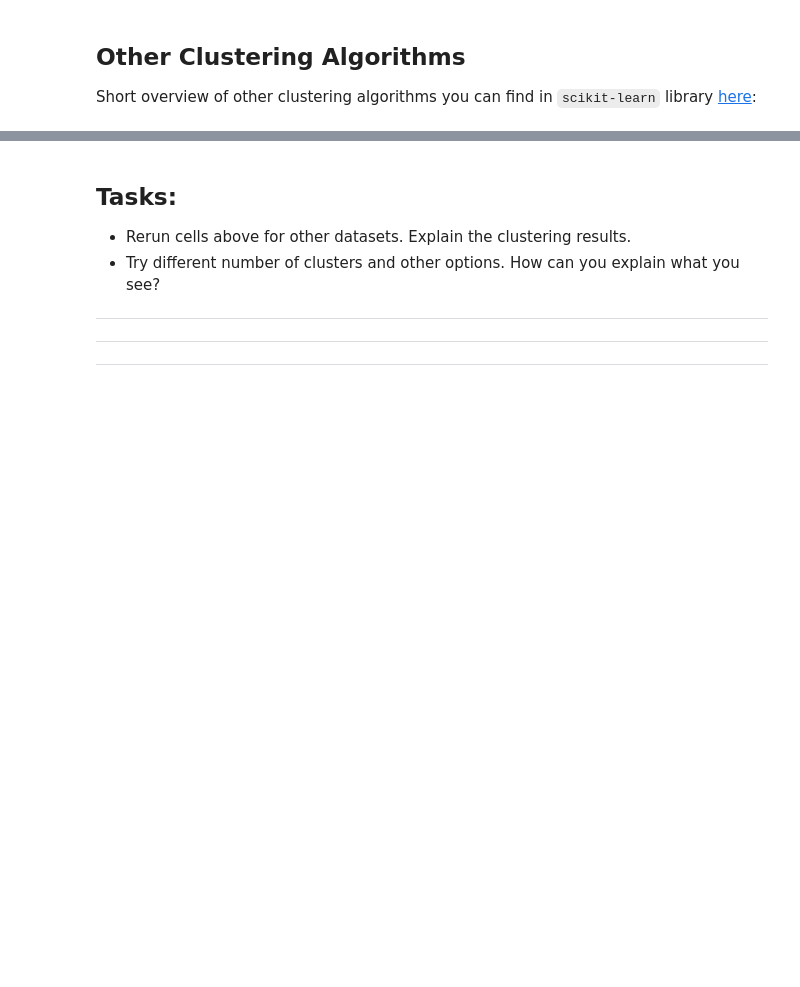
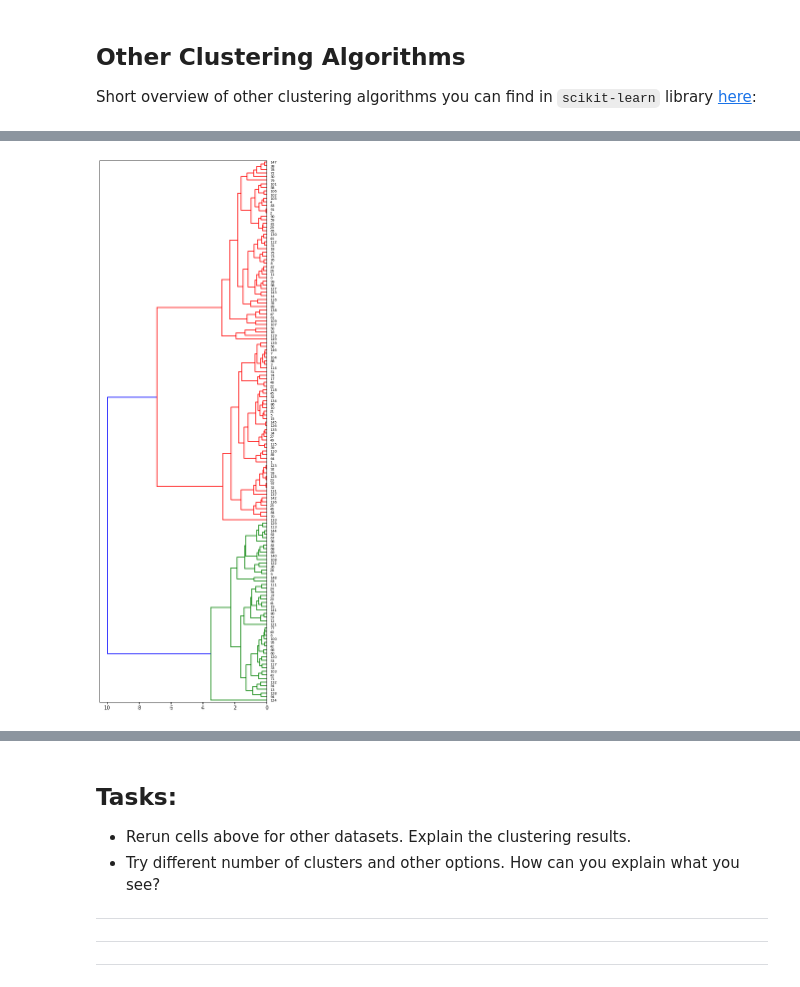
Before and after one commit to shestakoff/hse_se_ml, a Jupyter notebook: 2020/s14-clustering/Clustering.ipynb, the cells around one changed output, grey strips where cells are left out. Cells and saved outputs as stored; diff of their text form; code cells hidden in the pictures; blank space fills up the shorter version.

```diff
--- a/2020/s14-clustering/Clustering.ipynb
+++ b/2020/s14-clustering/Clustering.ipynb
@@ -431,0 +453,11 @@ plot_clusters(X, y_pred)
+# %%
+# calculate distance matrix between points
+Z = linkage(X, method='average', metric='euclidean')
+# %%
+# plot dendrogram based on the distance matrix Z
+plt.figure(figsize=(6, 20))
+dend = dendrogram(Z, labels=np.arange(len(X)), orientation='left')
+plt.yticks(size=7)
+plt.show()
+# %% [output]
+[figure, added]
```
Also changed, not shown: parts of 17 cells of this notebook.
